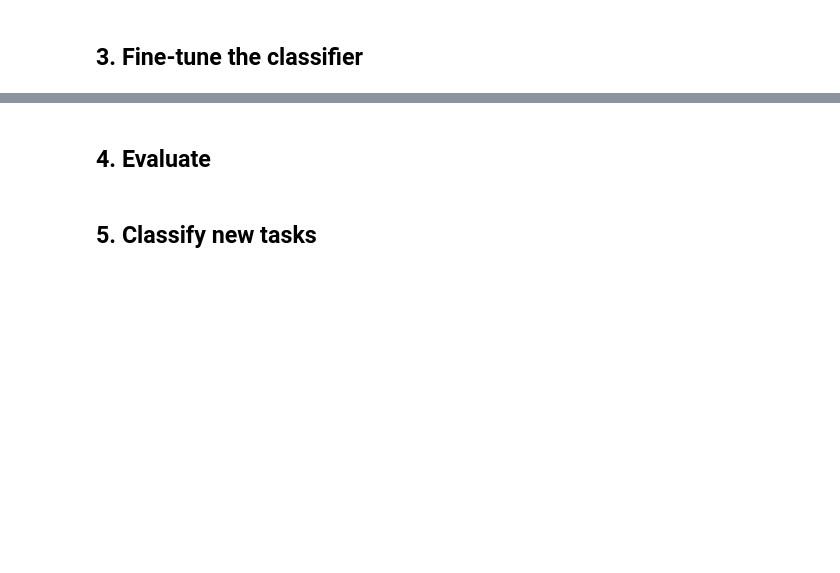
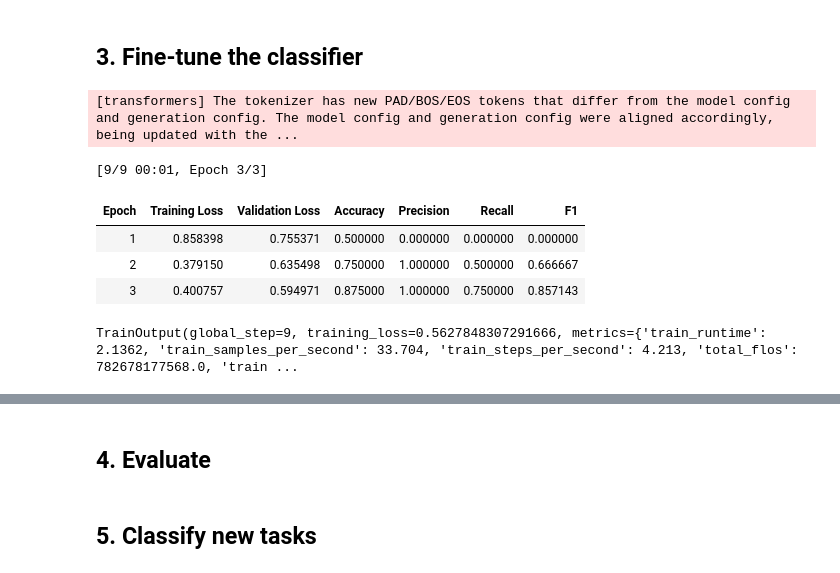
Before and after one commit to donvito/notebooks, a Jupyter notebook: colab/ModernBERT_train_classify.ipynb, the cells around one changed output, grey strips where cells are left out. Drawn from its saved outputs; the diff is of its cells as text; code cells hidden in the pictures; blank space fills up the shorter version.

```diff
--- a/colab/ModernBERT_train_classify.ipynb
+++ b/colab/ModernBERT_train_classify.ipynb
@@ -133,31 +160,39 @@ def compute_metrics(eval_pred):
         "accuracy": accuracy_score(labels, predictions),
         "precision": precision,
         "recall": recall,
         "f1": f1,
     }
 
 training_args = TrainingArguments(
     output_dir="./modernbert-demo",
     learning_rate=2e-5,
     per_device_train_batch_size=8,
     per_device_eval_batch_size=16,
     num_train_epochs=3,
     weight_decay=0.01,
     eval_strategy="epoch",
     save_strategy="no",
-    logging_steps=5,
+    logging_steps=1,
     report_to="none",
     bf16=torch.cuda.is_available() and torch.cuda.is_bf16_supported(),
     fp16=torch.cuda.is_available() and not torch.cuda.is_bf16_supported(),
 )
 
 trainer = Trainer(
     model=model,
     args=training_args,
     train_dataset=train_ds,
     eval_dataset=test_ds,
     processing_class=tokenizer,
     compute_metrics=compute_metrics,
 )
 
 trainer.train()
+# %% [output]
+[transformers] The tokenizer has new PAD/BOS/EOS tokens that differ from the model config and generation config. The model config and generation config were aligned accordingly, being updated with the ...
+[9/9 00:01, Epoch 3/3]
+| Epoch | Training Loss | Validation Loss | Accuracy | Precision | Recall | F1 |
+| 1 | 0.858398 | 0.755371 | 0.500000 | 0.000000 | 0.000000 | 0.000000 |
+| 2 | 0.379150 | 0.635498 | 0.750000 | 1.000000 | 0.500000 | 0.666667 |
+| 3 | 0.400757 | 0.594971 | 0.875000 | 1.000000 | 0.750000 | 0.857143 |
+TrainOutput(global_step=9, training_loss=0.5627848307291666, metrics={'train_runtime': 2.1362, 'train_samples_per_second': 33.704, 'train_steps_per_second': 4.213, 'total_flos': 782678177568.0, 'train ...
```
Also changed, not shown: parts of 7 cells of this notebook.
